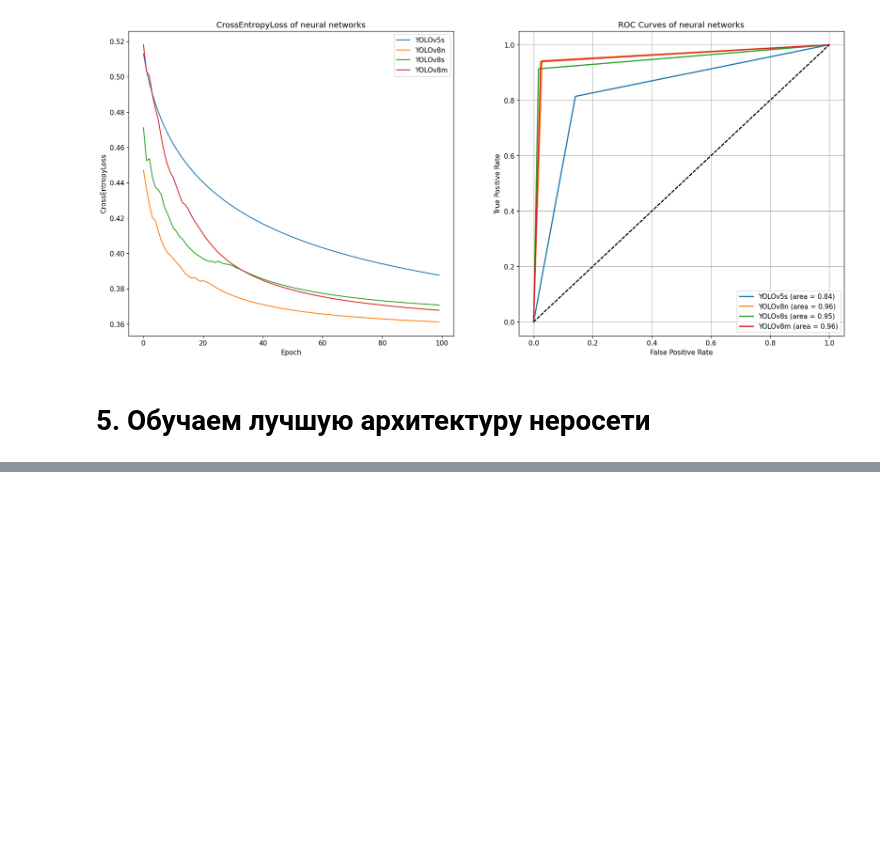
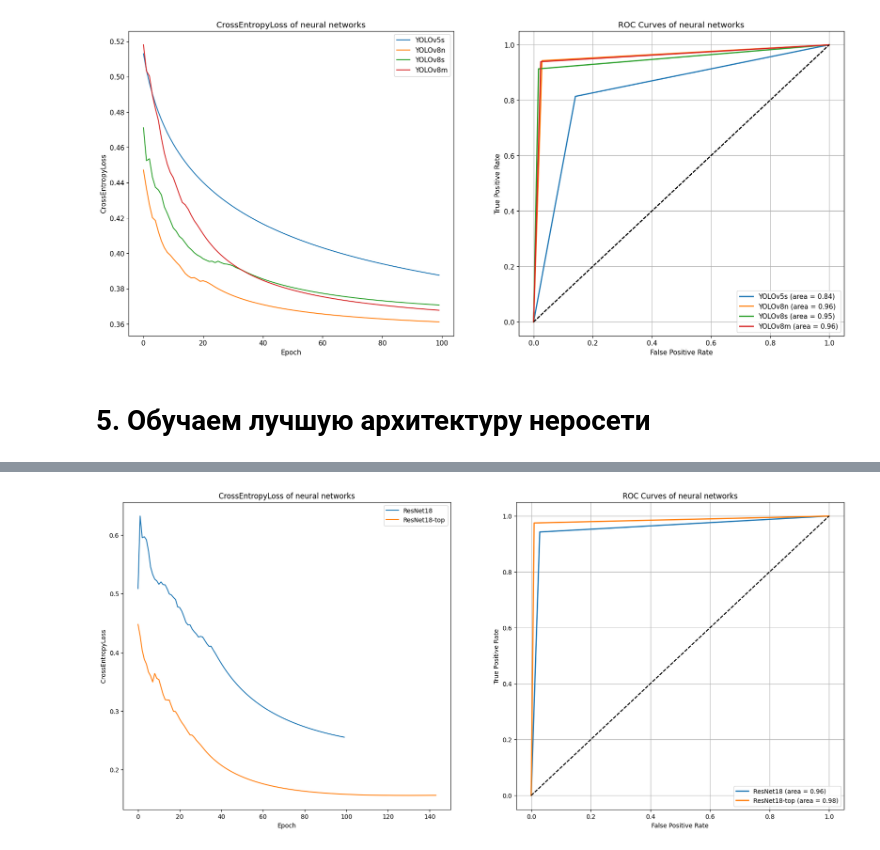
Before and after one commit to K1rsN7/Smart_Barrier, a Jupyter notebook: train neural network.ipynb, the cells around one changed output, grey strips where cells are left out. Drawn from its saved outputs; the diff is of its cells as text; code cells hidden in the pictures; blank space fills up the shorter version.

```diff
--- a/train neural network.ipynb
+++ b/train neural network.ipynb
@@ -876,0 +923,11 @@ print(best_model(X).argmax(-1).item())
+# %%
+with open('data.json', 'r') as file:
+    data = json.load(file)
+resnet_data = []
+for index in range(len(data)):
+    if data[index]['name'].find('ResNet18') != -1:
+        resnet_data.append(data[index])
+visualizationNeuralNetworks(resnet_data, isEnhancement=True)
+del data, resnet_data
+# %% [output]
+[figure, added]
```
Also changed, not shown: parts of 22 cells of this notebook.
